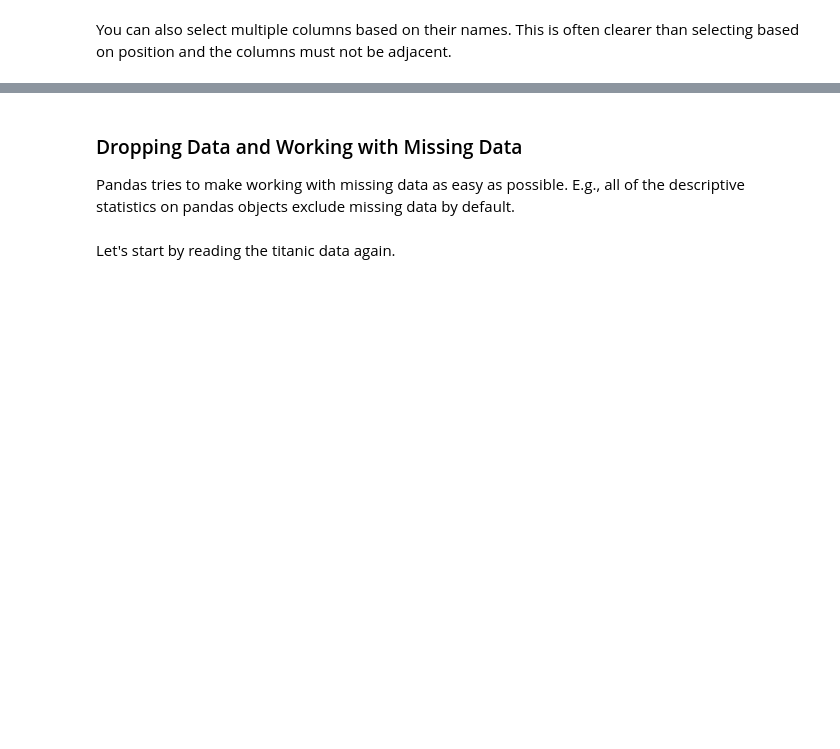
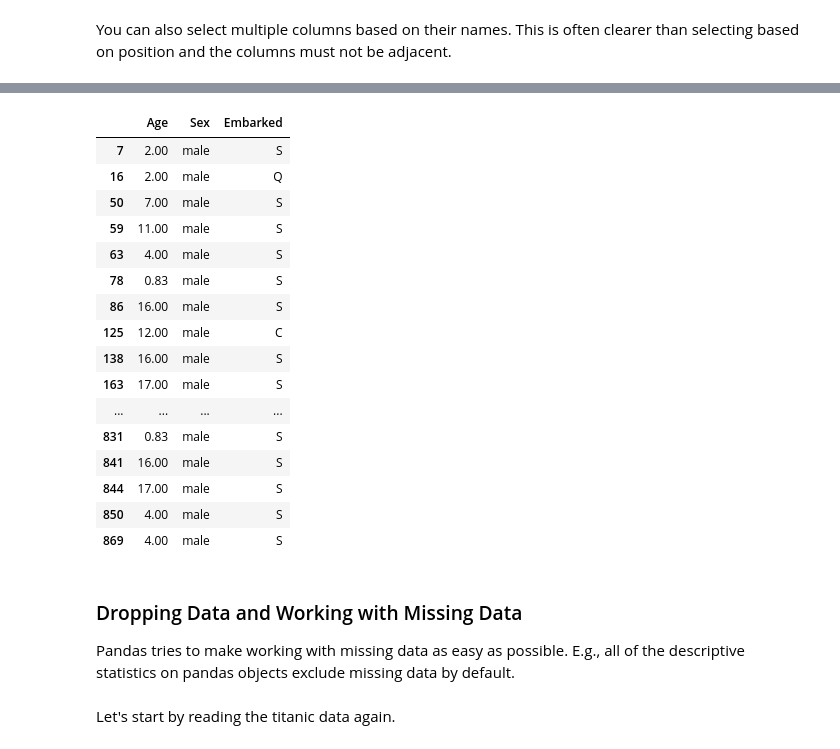
Before and after one commit to i32caroj/data-science, a Jupyter notebook: 1-samples/1.01-samples.ipynb, the cells around one changed output, grey strips where cells are left out. Saved outputs shown, nothing was run; the diff lists cells and outputs as text; code cells hidden in the pictures; blank space fills up the shorter version.

```diff
--- a/1-samples/1.01-samples.ipynb
+++ b/1-samples/1.01-samples.ipynb
@@ -323,6 +479,25 @@ titanic[titanic['Age'] < 18][['Age', 'Embarked']]
 # %%
 # Select all boys younger than 10
-titanic.query("(Sex=='male') and (Age < 18)")
+titanic.query("(Sex=='male') and (Age < 10)")
+titanic[(titanic.Age < 18) & (titanic.Sex == 'male')][['Age', 'Sex', 'Embarked']]
+# %% [output]
+|  | Age | Sex | Embarked |
+| 7 | 2.00 | male | S |
+| 16 | 2.00 | male | Q |
+| 50 | 7.00 | male | S |
+| 59 | 11.00 | male | S |
+| 63 | 4.00 | male | S |
+| 78 | 0.83 | male | S |
+| 86 | 16.00 | male | S |
+| 125 | 12.00 | male | C |
+| 138 | 16.00 | male | S |
+| 163 | 17.00 | male | S |
+| ... | ... | ... | ... |
+| 831 | 0.83 | male | S |
+| 841 | 16.00 | male | S |
+| 844 | 17.00 | male | S |
+| 850 | 4.00 | male | S |
+| 869 | 4.00 | male | S |
 # %% [markdown]
 ### Dropping Data and Working with Missing Data
 
```
Also changed, not shown: parts of 30 cells of this notebook, 1 other file.
